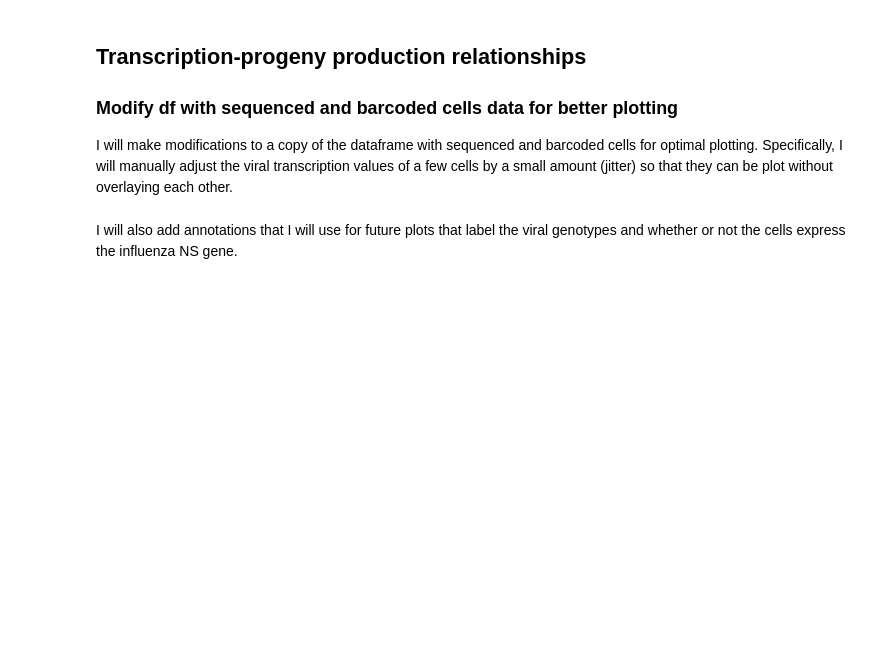
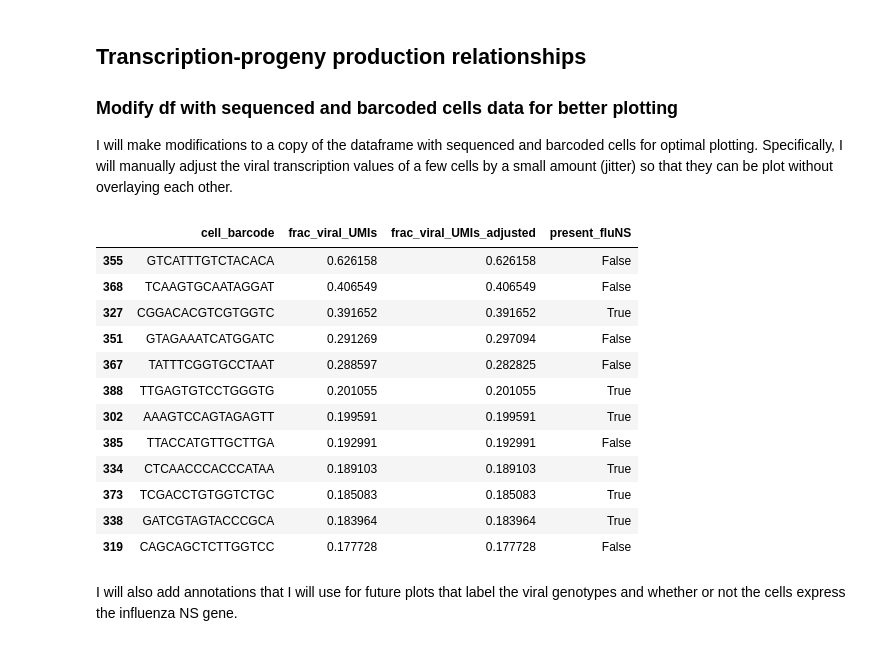
Before and after one commit to jbloomlab/barcoded_flu_pdmH1N1, a Jupyter notebook: final_analysis.py.ipynb, the cells around one changed output. Saved outputs shown, nothing was run; the diff lists cells and outputs as text; code cells hidden in the pictures; blank space fills up the shorter version.

```diff
--- a/final_analysis.py.ipynb
+++ b/final_analysis.py.ipynb
@@ -1363,21 +1363,37 @@ I will make modifications to a copy of the dataframe with sequenced and barcoded
 # %%
 transcription_progeny_df = selected_cells.copy()
 transcription_progeny_df['frac_viral_UMIs_adjusted'] = (
     transcription_progeny_df['frac_viral_UMIs']
 )
-# Jitter two cells right around 0.3
-transcription_progeny_df.loc[261, 'frac_viral_UMIs_adjusted'] = (
-    transcription_progeny_df.loc[261]['frac_viral_UMIs'] * 1.02
+# Jitter two cells right around 0.3 in sample "trial3"
+transcription_progeny_df.loc[351, 'frac_viral_UMIs_adjusted'] = (
+    transcription_progeny_df.loc[351]['frac_viral_UMIs'] * 1.02
 )
-transcription_progeny_df.loc[315, 'frac_viral_UMIs_adjusted'] = (
-    transcription_progeny_df.loc[261]['frac_viral_UMIs'] * 0.98
+transcription_progeny_df.loc[367, 'frac_viral_UMIs_adjusted'] = (
+    transcription_progeny_df.loc[367]['frac_viral_UMIs'] * 0.98
 )
 
-display(transcription_progeny_df[['cell_barcode',
-                                  'frac_viral_UMIs',
-                                  'frac_viral_UMIs_adjusted',
-                                  'present_fluNS']]
+display(transcription_progeny_df
+        .query('sample == "trial3"')
+        [['cell_barcode',
+          'frac_viral_UMIs',
+          'frac_viral_UMIs_adjusted',
+          'present_fluNS']]
         .sort_values(by='frac_viral_UMIs', ascending=False)
         .head(12))
+# %% [output]
+|  | cell_barcode | frac_viral_UMIs | frac_viral_UMIs_adjusted | present_fluNS |
+| 355 | GTCATTTGTCTACACA | 0.626158 | 0.626158 | False |
+| 368 | TCAAGTGCAATAGGAT | 0.406549 | 0.406549 | False |
+| 327 | CGGACACGTCGTGGTC | 0.391652 | 0.391652 | True |
+| 351 | GTAGAAATCATGGATC | 0.291269 | 0.297094 | False |
+| 367 | TATTTCGGTGCCTAAT | 0.288597 | 0.282825 | False |
+| 388 | TTGAGTGTCCTGGGTG | 0.201055 | 0.201055 | True |
+| 302 | AAAGTCCAGTAGAGTT | 0.199591 | 0.199591 | True |
+| 385 | TTACCATGTTGCTTGA | 0.192991 | 0.192991 | False |
+| 334 | CTCAACCCACCCATAA | 0.189103 | 0.189103 | True |
+| 373 | TCGACCTGTGGTCTGC | 0.185083 | 0.185083 | True |
+| 338 | GATCGTAGTACCCGCA | 0.183964 | 0.183964 | True |
+| 319 | CAGCAGCTCTTGGTCC | 0.177728 | 0.177728 | False |
 # %% [markdown]
 I will also add annotations that I will use for future plots that label the viral genotypes and whether or not the cells express the influenza NS gene.
```
Also changed, not shown: parts of 5 cells of this notebook.
